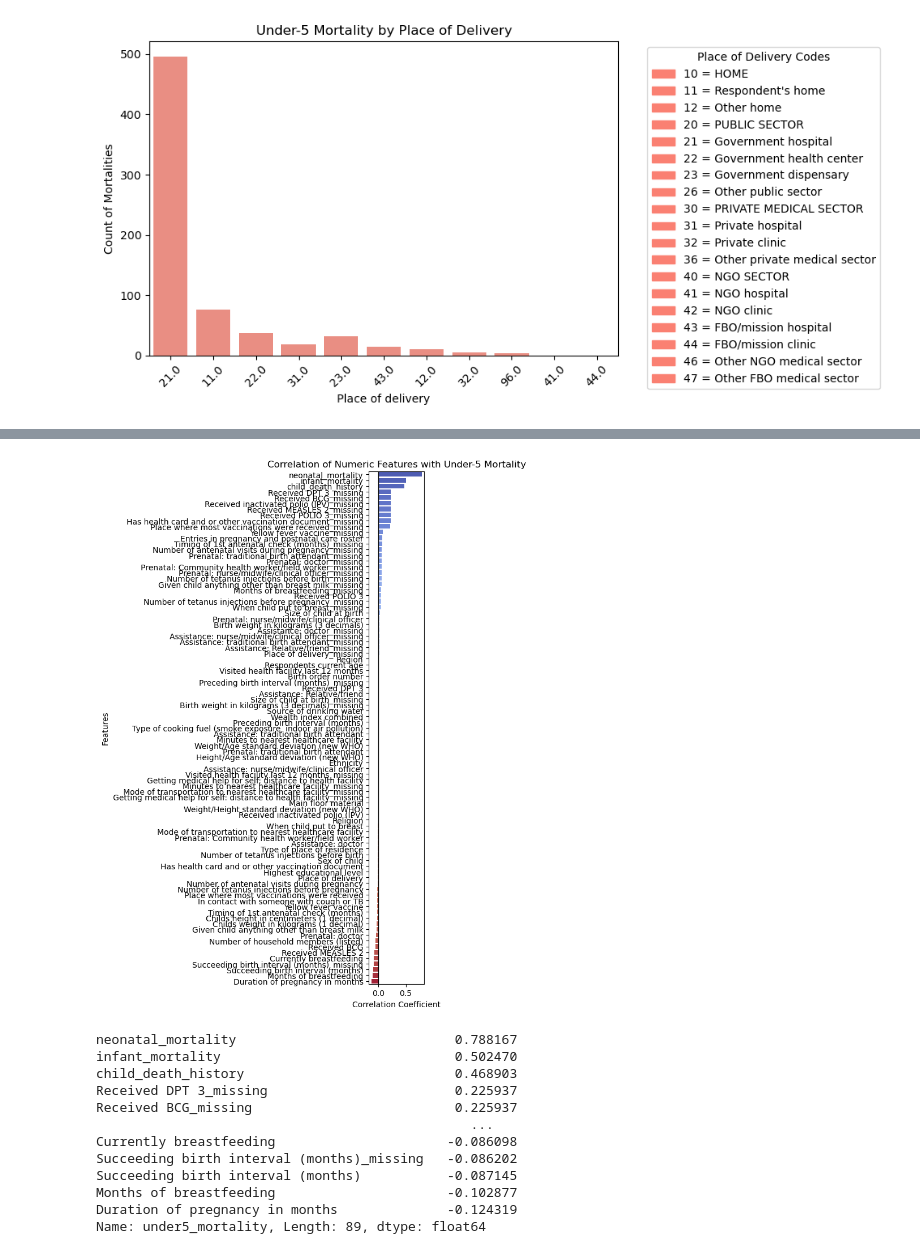
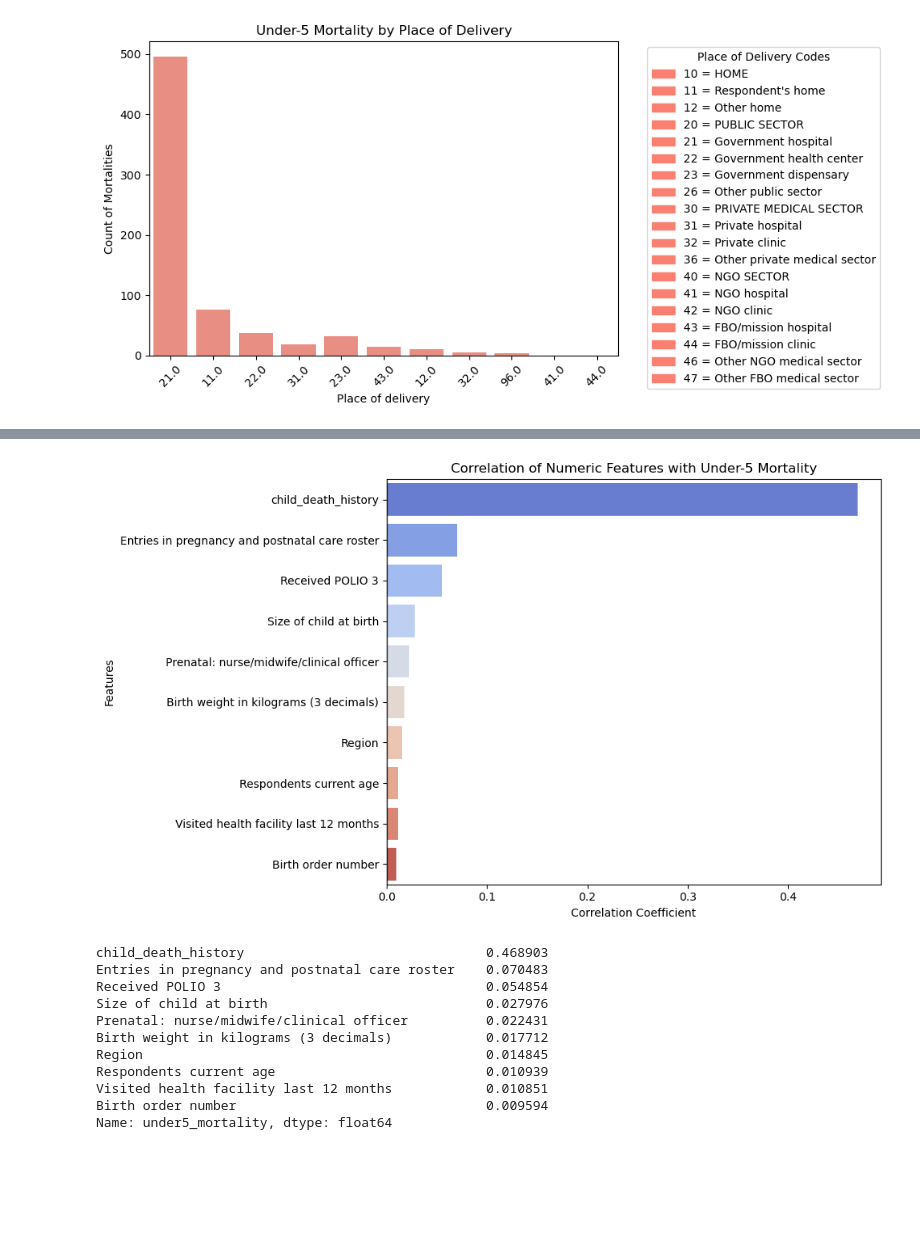
Before and after one commit to tingly-amua/Under5-Mortality-Model, a Jupyter notebook: EDA.ipynb, the cells around one changed output, grey strips where cells are left out. Saved outputs shown, nothing was run; the diff lists cells and outputs as text; code cells hidden in the pictures; blank space fills up the shorter version.

```diff
--- a/EDA.ipynb
+++ b/EDA.ipynb
@@ -205,41 +593,43 @@ plt.show()
 # %%
-import seaborn as sns
-import matplotlib.pyplot as plt
+
 
 # --- Select numeric columns ---
-numeric_cols = df.select_dtypes(include=['float64','int64']).columns
+numeric_cols = [
+    c for c in df.select_dtypes(include=['float64','int64']).columns
+    if not c.endswith('_missing')
+    and c not in ['neonatal_mortality', 'infant_mortality']
+]
 
 # --- Compute correlation with under5_mortality only ---
 corr_under5 = (
     df[numeric_cols]
     .corr()['under5_mortality']          # correlation of every numeric col with target
     .drop('under5_mortality')            # drop self-correlation
     .sort_values(ascending=False)        # sort descending
-)
+).head(10)
 
 # --- Plot ---
-plt.figure(figsize=(6,10))
+plt.figure(figsize=(10,6))
 sns.barplot(x=corr_under5.values, y=corr_under5.index, palette="coolwarm")
 plt.title("Correlation of Numeric Features with Under-5 Mortality")
 plt.xlabel("Correlation Coefficient")
 plt.ylabel("Features")
 plt.axvline(0, color='black', linewidth=1)
 plt.tight_layout()
 plt.show()
 
 # Optional: print the correlations
 print(corr_under5)
 # %% [output]
-[figure, old version]
+[figure, new version]
-neonatal_mortality                            0.788167
-infant_mortality                              0.502470
-child_death_history                           0.468903
-Received DPT 3_missing                        0.225937
-Received BCG_missing                          0.225937
-                                                ...
-Currently breastfeeding                      -0.086098
-Succeeding birth interval (months)_missing   -0.086202
-Succeeding birth interval (months)           -0.087145
-Months of breastfeeding                      -0.102877
-Duration of pregnancy in months              -0.124319
-Name: under5_mortality, Length: 89, dtype: float64
+child_death_history                               0.468903
+Entries in pregnancy and postnatal care roster    0.070483
+Received POLIO 3                                  0.054854
+Size of child at birth                            0.027976
+Prenatal: nurse/midwife/clinical officer          0.022431
+Birth weight in kilograms (3 decimals)            0.017712
+Region                                            0.014845
+Respondents current age                           0.010939
+Visited health facility last 12 months            0.010851
+Birth order number                                0.009594
+Name: under5_mortality, dtype: float64
```
Also changed, not shown: parts of 6 cells of this notebook.
